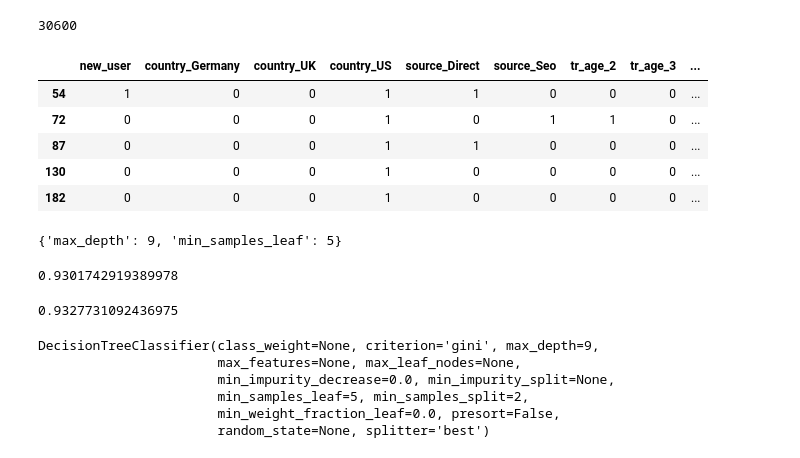
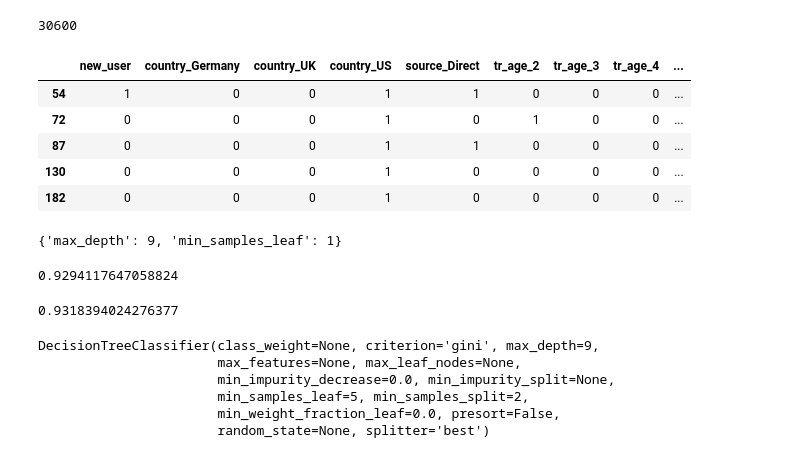
Before and after one commit to tbazzi/Data-Science---Fullstack-Bootcamp, a Jupyter notebook: S3_Projet_ConversionRate.ipynb, the cells around one changed output. Drawn from its saved outputs; the diff is of its cells as text; code cells hidden in the pictures.

```diff
--- a/S3_Projet_ConversionRate.ipynb
+++ b/S3_Projet_ConversionRate.ipynb
@@ -363,14 +362,14 @@ len(df_tree)
 # %%
 df_tree = pd.get_dummies(df_tree, drop_first= True)
 #stocker la colonne "converted" dans la variable y
 y = df_tree["converted"]
 #Construire un nouveau dataset sans la colonne converted
-X = df_tree.drop(columns = ["converted"])
+X = df_tree.drop(columns = ["converted","source_Seo"])
 X.head()
 # %% [output]
-|  | new_user | country_Germany | country_UK | country_US | source_Direct | source_Seo | tr_age_2 | tr_age_3 | ... |
+|  | new_user | country_Germany | country_UK | country_US | source_Direct | tr_age_2 | tr_age_3 | tr_age_4 | ... |
 | 54 | 1 | 0 | 0 | 1 | 1 | 0 | 0 | 0 | ... |
-| 72 | 0 | 0 | 0 | 1 | 0 | 1 | 1 | 0 | ... |
+| 72 | 0 | 0 | 0 | 1 | 0 | 1 | 0 | 0 | ... |
 | 87 | 0 | 0 | 0 | 1 | 1 | 0 | 0 | 0 | ... |
 | 130 | 0 | 0 | 0 | 1 | 0 | 0 | 0 | 0 | ... |
 | 182 | 0 | 0 | 0 | 1 | 0 | 0 | 0 | 0 | ... |
@@ -395,15 +394,15 @@ grid =  GridSearchCV(estimator=rtc, param_grid= params, cv = 10)
 grid.fit(X_train, y_train)
 grid.best_params_
 # %% [output]
-{'max_depth': 9, 'min_samples_leaf': 5}
+{'max_depth': 9, 'min_samples_leaf': 1}
 # %%
 grid.best_estimator_.score(X_test, y_test)
 # %% [output]
-0.9301742919389978
+0.9294117647058824
 # %%
 grid.best_estimator_.score(X_train, y_train)
 # %% [output]
-0.9327731092436975
+0.9318394024276377
 # %%
 #dtcG = DecisionTreeClassifier(criterion='gini')
 dtcG = DecisionTreeClassifier(max_depth= 9, min_samples_leaf= 5)
```
Also changed, not shown: parts of 14 cells of this notebook.
